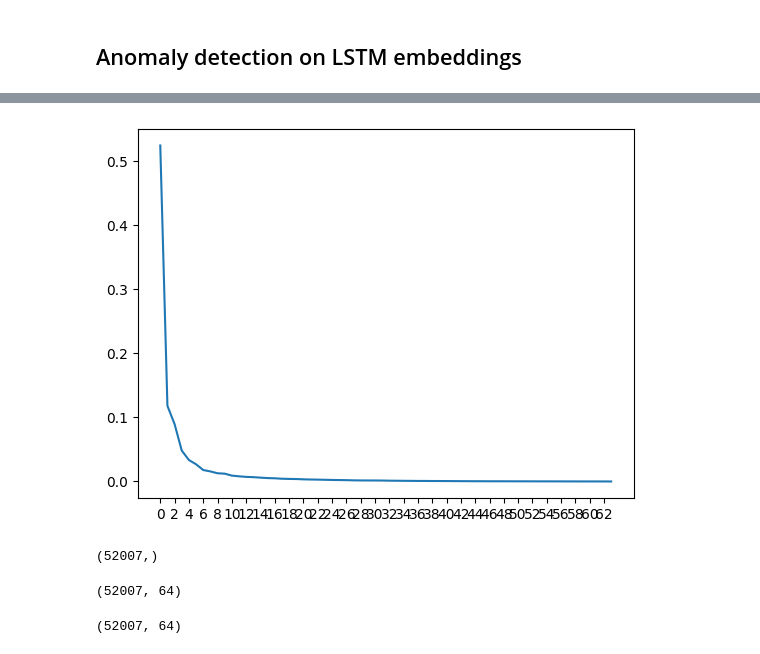
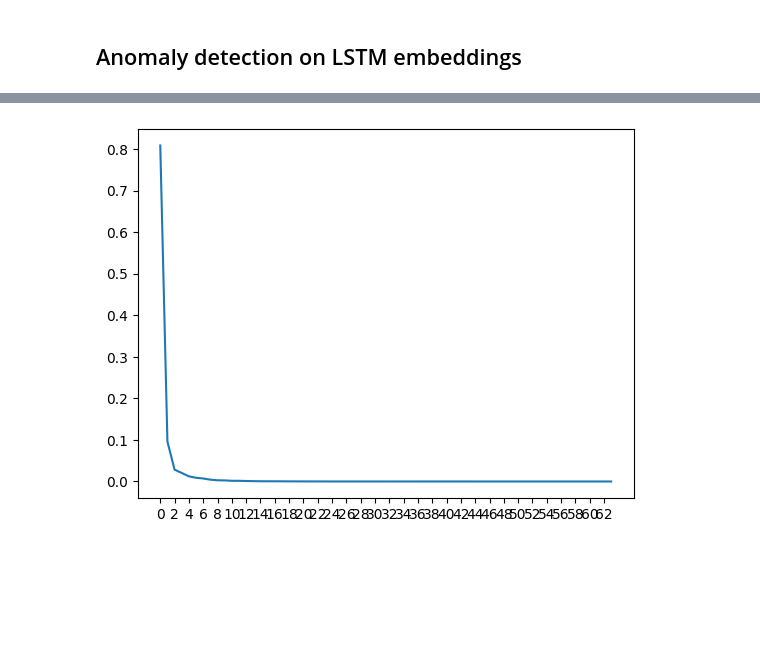
Before and after one commit to davhofer/datathon24, a Jupyter notebook: notebooks/anomaly_detection.ipynb, the cells around one changed output, grey strips where cells are left out. Cells and saved outputs as stored; diff of their text form; code cells hidden in the pictures; blank space fills up the shorter version.

```diff
--- a/notebooks/anomaly_detection.ipynb
+++ b/notebooks/anomaly_detection.ipynb
@@ -536,9 +954,9 @@ embedding.shape
 # %%
 pca = PCA()
-pca.fit(embedding[msk])
+pca.fit(embedding)
 plt.plot(range(pca.n_components_), pca.explained_variance_ratio_)
 plt.xticks(range(0,64,2), range(0,64,2))
 plt.show()
 # %% [output]
-[figure, old version]
+[figure, new version]
 # %%
@@ -547,15 +965,3 @@ ilabs = get_iforest_outliers(X_red, X_red, 100)
-# %%
-labels[msk].shape
-# %% [output]
-(52007,)
-# %%
-embedding[msk].shape
-# %% [output]
-(52007, 64)
-# %%
-X_red.shape
-# %% [output]
-(52007, 64)
 # %%
 plot_2D(X_red, ilabs)
 # %% [output]
```
Also changed, not shown: parts of 26 cells of this notebook.
